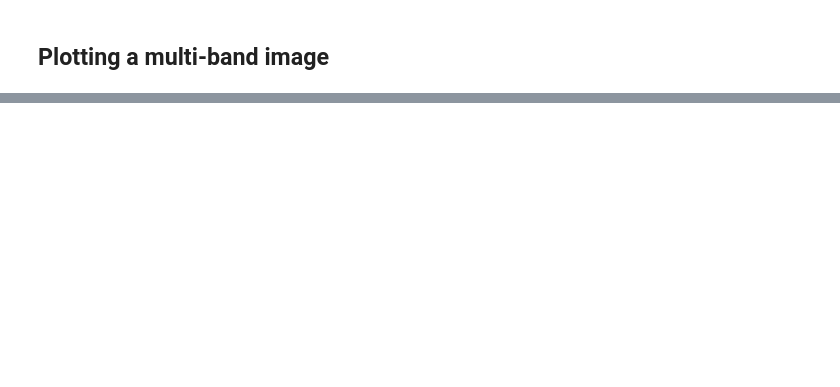
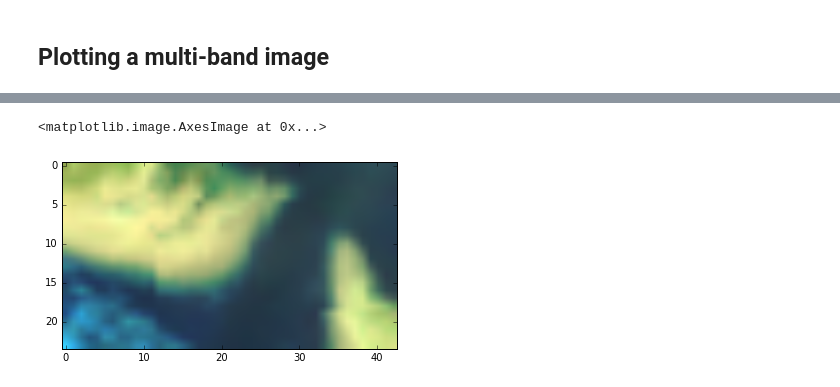
Before and after one commit to llymburn/JupyterNotebooks, a Jupyter notebook: Datacube_multi-sensors-fulldepth-time.ipynb, the cells around one changed output, grey strips where cells are left out. Saved outputs shown, nothing was run; the diff lists cells and outputs as text; code cells hidden in the pictures; blank space fills up the shorter version.

```diff
--- a/Datacube_multi-sensors-fulldepth-time.ipynb
+++ b/Datacube_multi-sensors-fulldepth-time.ipynb
@@ -51,14 +57,12 @@ Extent: (138.8742806106138, 138.8856287881116, -35.5589930957951, -35.5544073230
 #### DEFINE SPATIOTEMPORAL RANGE AND BANDS OF INTEREST
 #Use this to manually define an upper left/lower right coords
 #Define spatial range
-#lat_max = -27.75
-lat_max = extent[3]
-#lat_min = -27.85
-lat_min = extent[2]
-#lon_max = 137.57756
-lon_max = extent[1]
-#lon_min = 137.30746
-lon_min = extent[0]
+'''
+lat_max = -27.75
+lat_min = -27.85
+lon_max = 137.57756
+lon_min = 137.30746
+'''
 
 #Define temporal range
 start_of_epoch = '1987-01-01'
@@ -314,4 +244,11 @@ fake_saturation = 6000
 clipped_visible = rgb.where(rgb<fake_saturation).fillna(fake_saturation)
 max_val = clipped_visible.max(['y', 'x'])
 scaled = (clipped_visible / max_val)
+# %%
+t= 10
+fig,  figsize=(11.69,8.27)
+plt.imshow(scaled.isel(time = t))
+# %% [output]
+<matplotlib.image.AxesImage at 0x...>
+[figure, added]
 # %%
```
Also changed, not shown: parts of 31 cells of this notebook.
